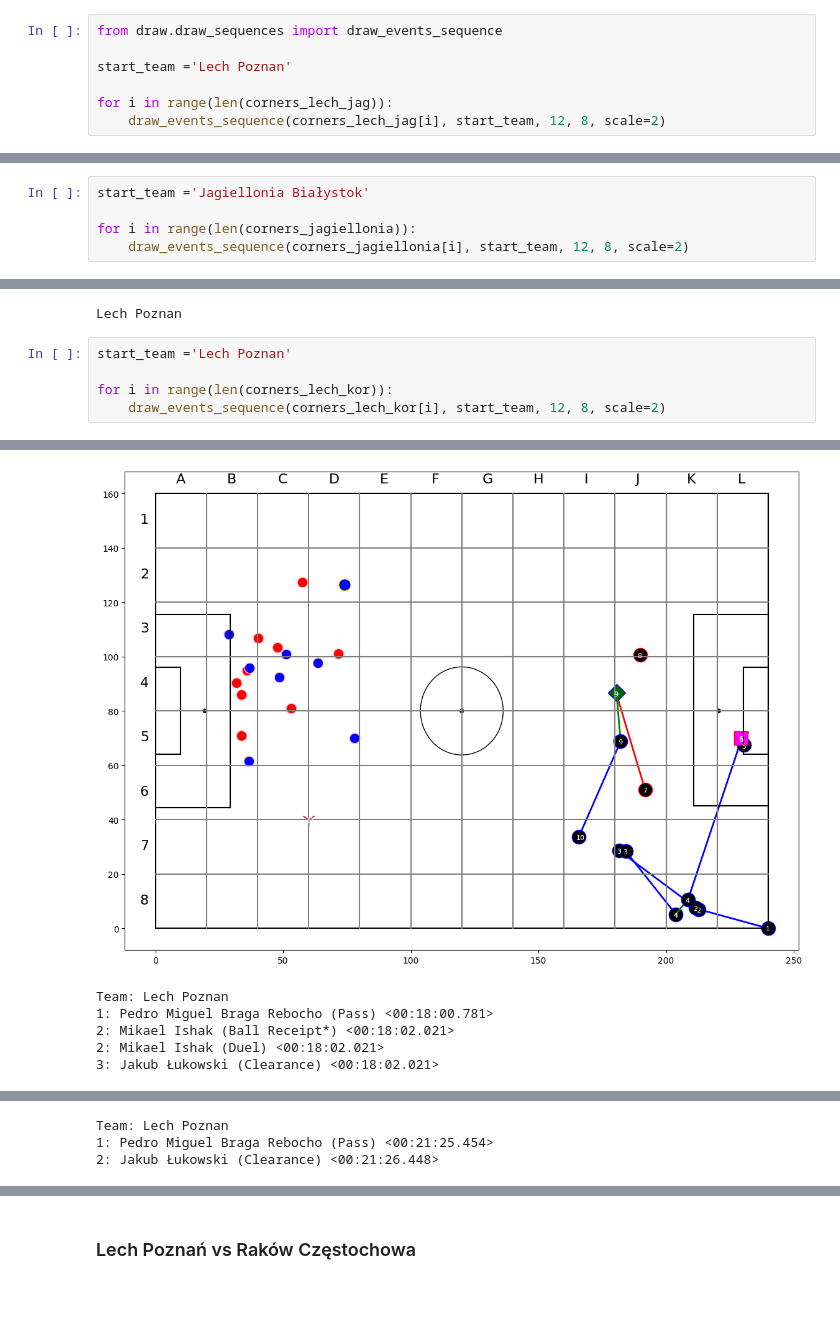
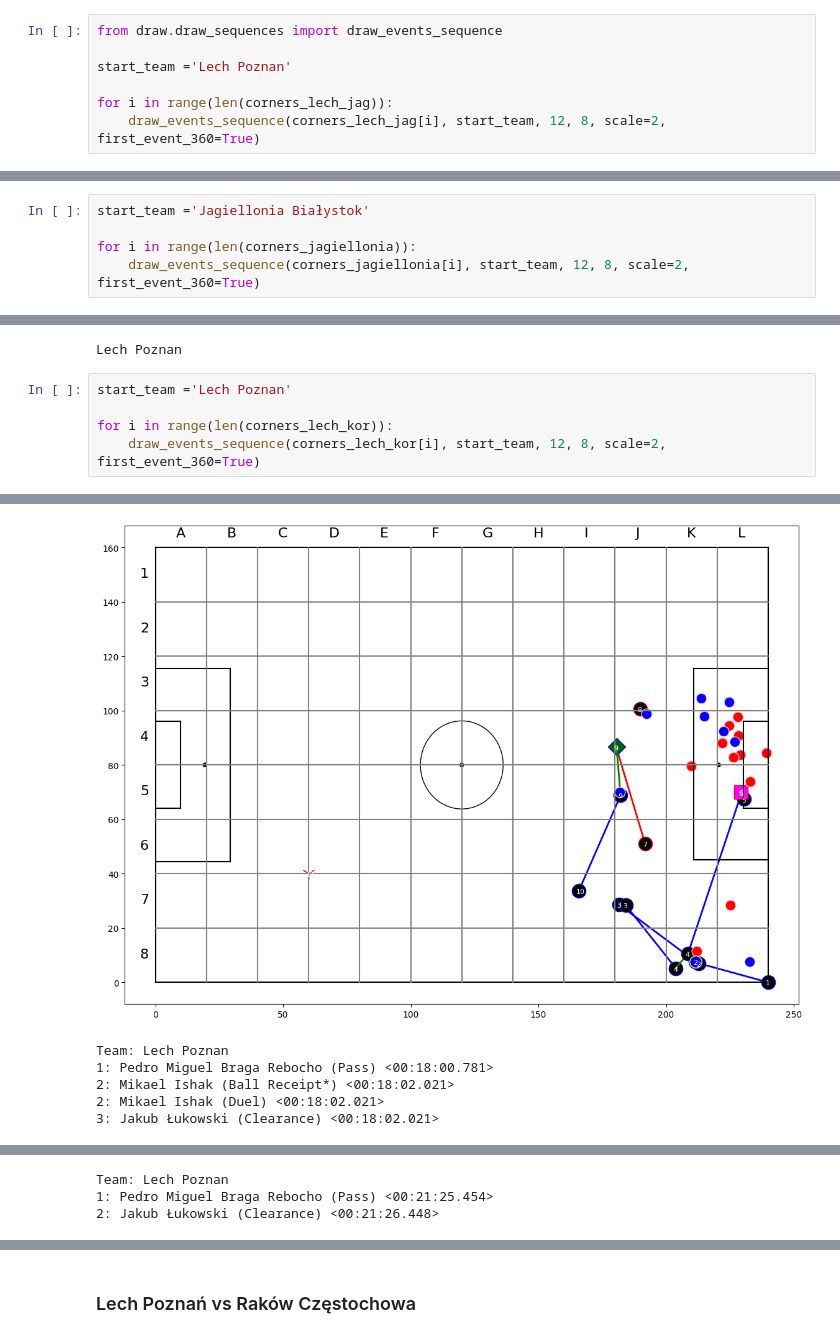
Before and after one commit to mattyl006/sport-data-science, a Jupyter notebook: corners_jagiellonia_korona_rakow.ipynb, the cells around one changed output, grey strips where cells are left out. Saved outputs shown, nothing was run; the diff lists cells and outputs as text; blank space fills up the shorter version.

```diff
--- a/corners_jagiellonia_korona_rakow.ipynb
+++ b/corners_jagiellonia_korona_rakow.ipynb
@@ -56,7 +56,7 @@ from draw.draw_sequences import draw_events_sequence
 start_team ='Lech Poznan'
 
 for i in range(len(corners_lech_jag)):
-    draw_events_sequence(corners_lech_jag[i], start_team, 12, 8, scale=2)
+    draw_events_sequence(corners_lech_jag[i], start_team, 12, 8, scale=2, first_event_360=True)
 # %% [output]
 Team: Lech Poznan
 1: Heorhii Tsitaishvili (Pass) <00:08:11.453>
@@ -145,7 +145,7 @@ Team: Lech Poznan
 start_team ='Jagiellonia Białystok'
 
 for i in range(len(corners_jagiellonia)):
-    draw_events_sequence(corners_jagiellonia[i], start_team, 12, 8, scale=2)
+    draw_events_sequence(corners_jagiellonia[i], start_team, 12, 8, scale=2, first_event_360=True)
 # %% [output]
 Team: Jagiellonia Białystok
 1: Bojan Nastić (Pass) <00:29:15.844>
@@ -201,27 +201,27 @@ Lech Poznan
 # %%
 start_team ='Lech Poznan'
 
 for i in range(len(corners_lech_kor)):
-    draw_events_sequence(corners_lech_kor[i], start_team, 12, 8, scale=2)
+    draw_events_sequence(corners_lech_kor[i], start_team, 12, 8, scale=2, first_event_360=True)
 # %% [output]
 Team: Lech Poznan
 1: Joel Vieira Pereira (Pass) <00:06:07.667>
 2: João Pedro Reis Amaral (Ball Receipt*) <00:06:08.191>
 2: João Pedro Reis Amaral (Pass) <00:06:09.167>
 3: Pedro Miguel Braga Rebocho (Ball Receipt*) <00:06:10.423>
 3: Pedro Miguel Braga Rebocho (Carry) <00:06:10.423>
 3: Pedro Miguel Braga Rebocho (Pass) <00:06:11.609>
 4: Joel Vieira Pereira (Ball Receipt*) <00:06:12.639>
 4: Joel Vieira Pereira (Carry) <00:06:12.639>
 4: Joel Vieira Pereira (Pass) <00:06:13.899>
 5: Afonso Gamelas De Pinho Sousa (Ball Receipt*) <00:06:15.137>
 5: Afonso Gamelas De Pinho Sousa (Duel) <00:06:15.137>
 ... (5 lines left out)
 9: Heorhii Tsitaishvili (Pass) <00:06:20.625>
 10: Joel Vieira Pereira (Ball Receipt*) <00:06:21.989>
 11: João Pedro Reis Amaral (Injury Stoppage) <00:06:23.810>
 12: Bartosz Śpiączka (Injury Stoppage) <00:06:24.329>
-[figure, old version]
+[figure, new version]
 Team: Lech Poznan
 1: Pedro Miguel Braga Rebocho (Pass) <00:18:00.781>
 2: Mikael Ishak (Ball Receipt*) <00:18:02.021>
```
Also changed, not shown: parts of 7 cells of this notebook, 1 other file.
